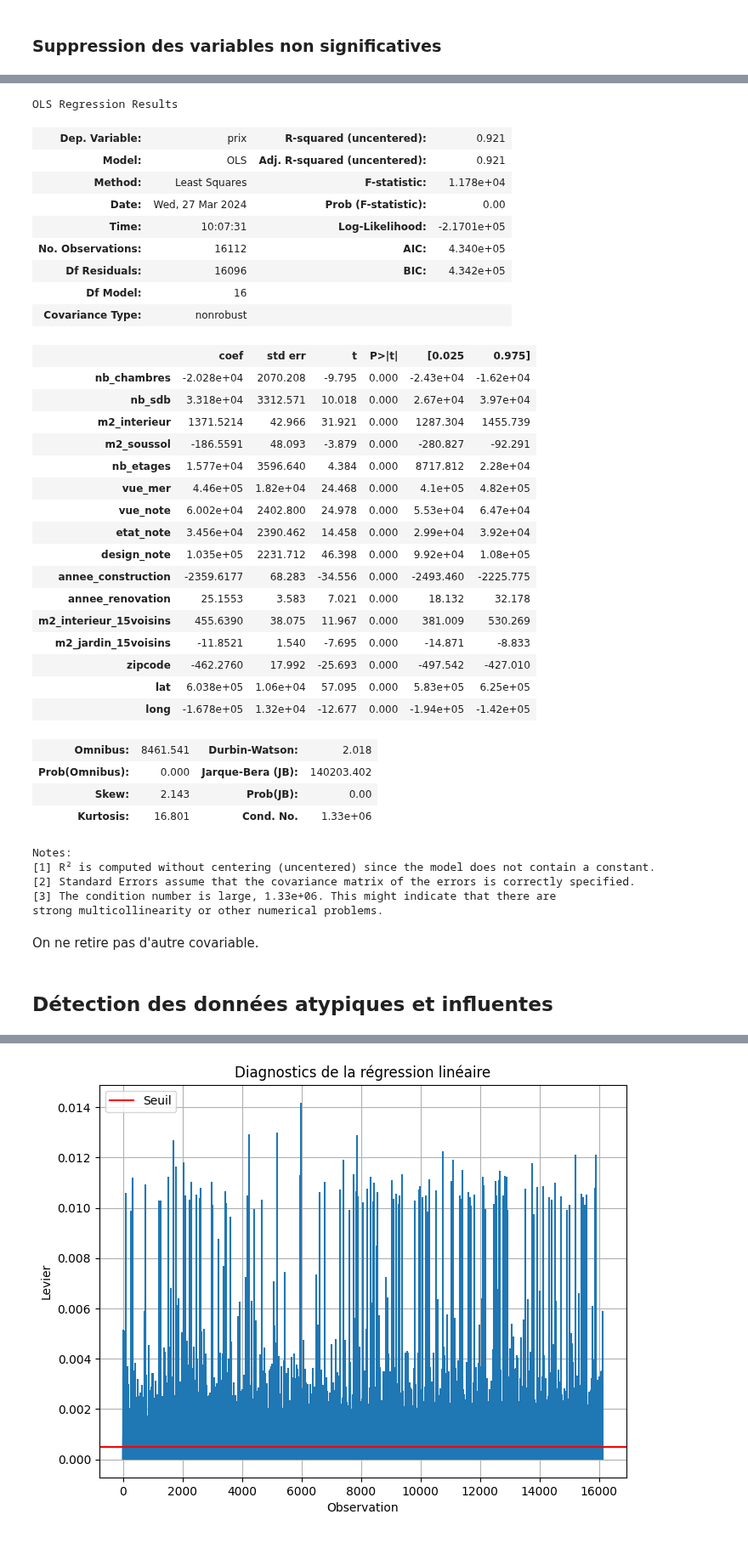
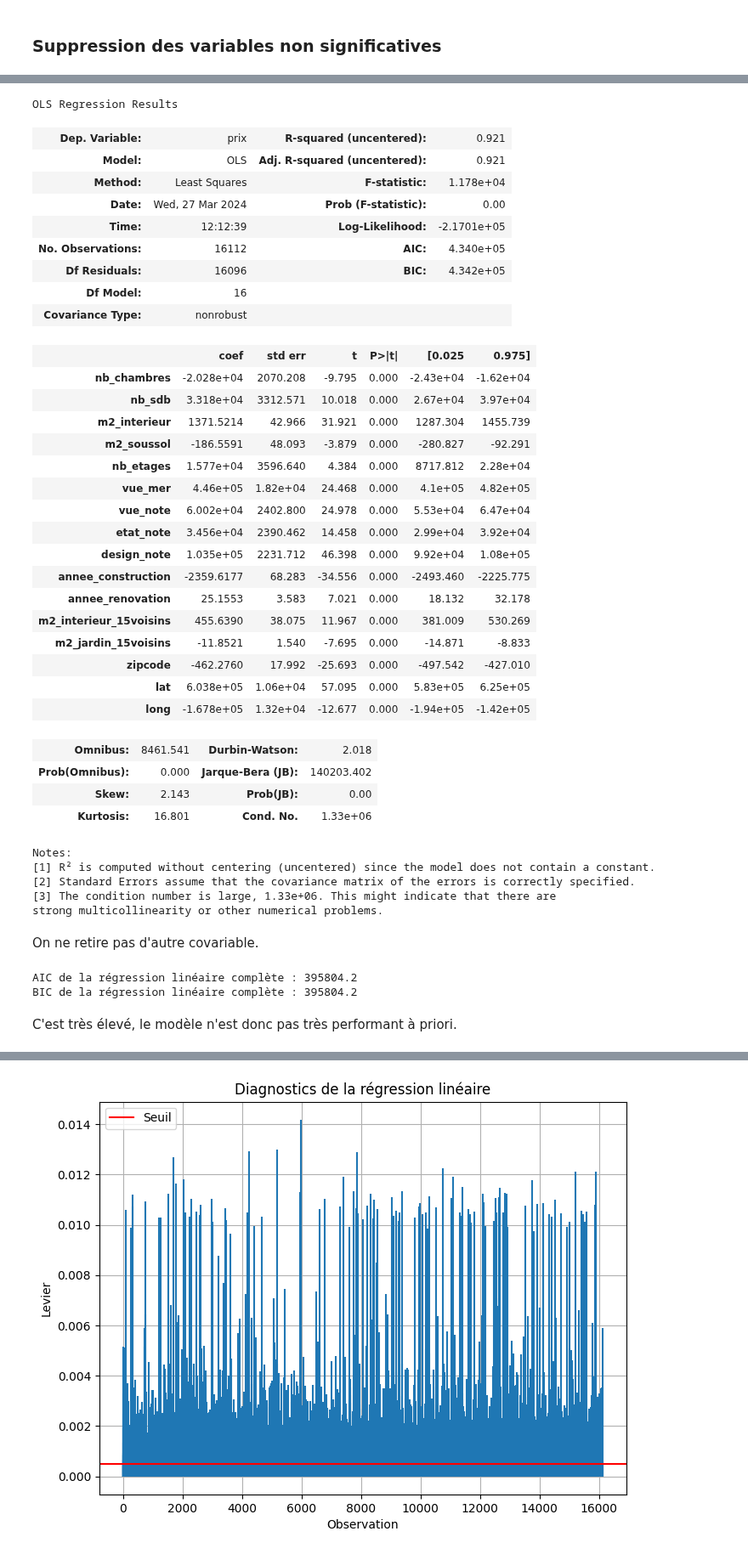
Before and after one commit to ErwannE/Challenge_PRAMA, a Jupyter notebook: linear_regression.ipynb, the cells around one changed output, grey strips where cells are left out. Shown at 85% size. Drawn from its saved outputs; the diff is of its cells as text; code cells hidden in the pictures.

```diff
--- a/linear_regression.ipynb
+++ b/linear_regression.ipynb
@@ -166,18 +175,18 @@ strong multicollinearity or other numerical problems.
 # %%
 # On retire const
 
-X_comp = ['nb_chambres', 'nb_sdb', 'm2_interieur', 'm2_soussol', 'nb_etages', 'vue_mer', 'vue_note', 'etat_note', 'design_note', 'annee_construction', 'annee_renovation', 'm2_interieur_15voisins', 'm2_jardin_15voisins', 'zipcode', 'lat', 'long']
-X = data[X_comp]
-linreg_comp_model = OLS(Y, X)
+var_X_comp = ['nb_chambres', 'nb_sdb', 'm2_interieur', 'm2_soussol', 'nb_etages', 'vue_mer', 'vue_note', 'etat_note', 'design_note', 'annee_construction', 'annee_renovation', 'm2_interieur_15voisins', 'm2_jardin_15voisins', 'zipcode', 'lat', 'long']
+X_comp = data[var_X_comp]
+linreg_comp_model = OLS(Y, X_comp)
 linreg_comp = linreg_comp_model.fit()
 linreg_comp.summary()
 # %% [output]
 OLS Regression Results
 | Dep. Variable: | prix | R-squared (uncentered): | 0.921 |
 | Model: | OLS | Adj. R-squared (uncentered): | 0.921 |
 | Method: | Least Squares | F-statistic: | 1.178e+04 |
 | Date: | Wed, 27 Mar 2024 | Prob (F-statistic): | 0.00 |
-| Time: | 10:07:31 | Log-Likelihood: | -2.1701e+05 |
+| Time: | 12:12:39 | Log-Likelihood: | -2.1701e+05 |
 | No. Observations: | 16112 | AIC: | 4.340e+05 |
 | Df Residuals: | 16096 | BIC: | 4.342e+05 |
 | Df Model: | 16 |  |  |
@@ -210,5 +219,16 @@ Notes:
 strong multicollinearity or other numerical problems.
 # %% [markdown]
 On ne retire pas d'autre covariable.
-# %% [markdown]
-## Détection des données atypiques et influentes
+# %%
+# AIC et BIC du modèle complet
+
+AIC_comp = round(linreg_comp.bic, ndigits=1)
+BIC_comp = round(linreg_comp.bic, ndigits=1)
+
+print('AIC de la régression linéaire complète :', BIC_comp)
+print('BIC de la régression linéaire complète :', AIC_comp)
+# %% [output]
+AIC de la régression linéaire complète : 395804.2
+BIC de la régression linéaire complète : 395804.2
+# %% [markdown]
+C'est très élevé, le modèle n'est donc pas très performant à priori.
```
Also changed, not shown: parts of 53 cells of this notebook.
